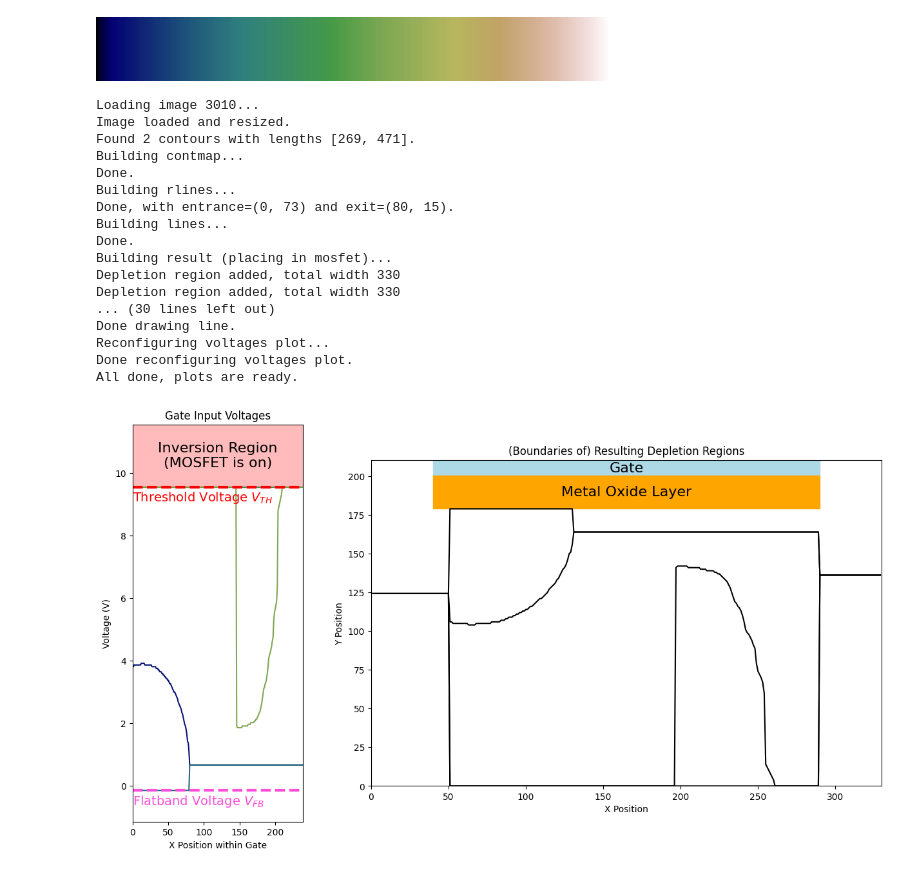
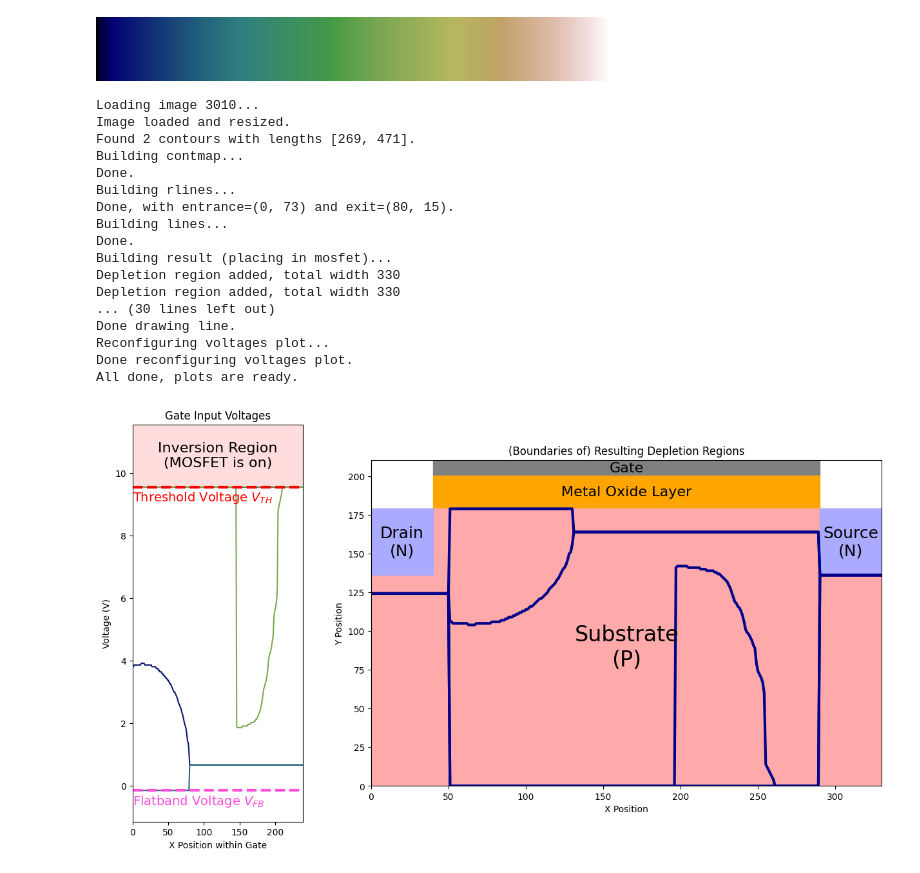
Before and after one commit to LostBitset/mosfet-bad-apple, a Jupyter notebook: Notebook.ipynb, the cells around one changed output. Cells and saved outputs as stored; diff of their text form; code cells hidden in the pictures.

```diff
--- a/Notebook.ipynb
+++ b/Notebook.ipynb
@@ -355,6 +355,7 @@ def annotate_rect(ax, rect, rect_text, **kwargs):
     ax.annotate(rect_text, (cx, cy), ha="center", va="center", **kwargs)
 # %%
 ###### Finally, we get to put it together!
+deplregion_boundary_color = "darkblue"
 def plot_frame(n):
     def make_vg(segm):
         return vg_from_xd((1 - (segm / 179)) * X_dMAX)
@@ -381,12 +382,24 @@ def plot_frame(n):
     print("Reconfiguring depletion regions plot...")
     ax2.set_aspect(1) # MIGHT WANT TO ADJUST THIS
     ax2.set_title("(Boundaries of) Resulting Depletion Regions")
-    gate = mpatch.Rectangle((deplsize, 179 + shown_oxide_height), 330 - (2 * deplsize), shown_gate_height, color="lightblue")
+    gate = mpatch.Rectangle((deplsize, 179 + shown_oxide_height), 330 - (2 * deplsize), shown_gate_height, color="gray")
     ax2.add_artist(gate)
     annotate_rect(ax2, gate, "Gate", color="black", fontsize=16)
     oxide = mpatch.Rectangle((deplsize, 179), 330 - (2 * deplsize), shown_oxide_height, color="orange")
     ax2.add_artist(oxide)
     annotate_rect(ax2, oxide, "Metal Oxide Layer", color="black", fontsize=16)
+    # For ax2: source (N), drain (N), and substrate (P)
+    ptype_color, ntype_color = "#FFAAAA", "#AAAAFF"
+    p = mpatch.Rectangle((0, 0), 330, 179, color=ptype_color)
+    ax2.add_artist(p)
+    annotate_rect(ax2, p, "Substrate\n(P)", color="black", fontsize=24)
+    n1 = mpatch.Rectangle((0, 179 - actual_sd_depth), deplsize, actual_sd_depth, color=ntype_color)
+    ax2.add_artist(n1)
+    annotate_rect(ax2, n1, "Drain\n(N)", color="black", fontsize=18)
+    n2 = mpatch.Rectangle((330 - deplsize, 179 - actual_sd_depth), deplsize, actual_sd_depth, color=ntype_color)
+    ax2.add_artist(n2)
+    annotate_rect(ax2, n2, "Source\n(N)", color="black", fontsize=18)
+    # For ax2: labels and axis limits
     ax2.set_xlim((0, 330))
     ax2.set_ylim((0, 179 + shown_above_substrate))
     ax2.set_xlabel("X Position")
@@ -407,7 +420,7 @@ def plot_frame(n):
             Y_depl = np.vectorize(xd_from_vg_in_mosfet)(list(Y_pot))
             Y_depl = place_in_mosfet(list(Y_depl), sd_depth=actual_sd_depth, depl=depl_width_drain)
             X_depl = np.array(range(len(Y_depl)))
-            ax2.plot(X_depl, Y_depl, color="black")
+            ax2.plot(X_depl, Y_depl, color=deplregion_boundary_color, linewidth=3)
             print("Done drawing line.")
     # For ax1:
     print("Reconfiguring voltages plot...")
@@ -417,33 +430,34 @@ def plot_frame(n):
     ax1.set_xlabel("X Position within Gate")
     ax1.set_ylabel("Voltage (V)")
     ax1.text(-0.1, V_TH - 0.25 - 0.2, "Threshold Voltage $V_{TH}$", color="red", size=14)
     ax1.text(-0.1, V_FB - 0.25 - 0.2, "Flatband Voltage $V_{FB}$", color="#FE4EDA", size=14)
-    rect = mpatch.Rectangle((0, V_TH), 239, 2 * bufh, color="#FFBBBB")
+    rect = mpatch.Rectangle((0, V_TH), 239, 2 * bufh, color="#FFDDDD")
     ax1.add_artist(rect)
     rect_text = "Inversion Region\n(MOSFET is on)"
     annotate_rect(ax1, rect, rect_text, color="black", fontsize=16)
     ax1.set_xlim((0, 239))
     ax1.set_ylim((V_FB - bufh, V_TH + (2 * bufh)))
     print("Done reconfiguring voltages plot.")
     print("All done, plots are ready.")
-    plt.show()
+    return fig
 plot_frame(3010)
+plt.show()
 # %% [output]
 Loading image 3010...
 Image loaded and resized.
 Found 2 contours with lengths [269, 471].
 Building contmap...
 Done.
 Building rlines...
 Done, with entrance=(0, 73) and exit=(80, 15).
 Building lines...
 Done.
 Building result (placing in mosfet)...
 Depletion region added, total width 330
 Depletion region added, total width 330
 ... (30 lines left out)
 Done drawing line.
 Reconfiguring voltages plot...
 Done reconfiguring voltages plot.
 All done, plots are ready.
-[figure, old version]
+[figure, new version]
```
